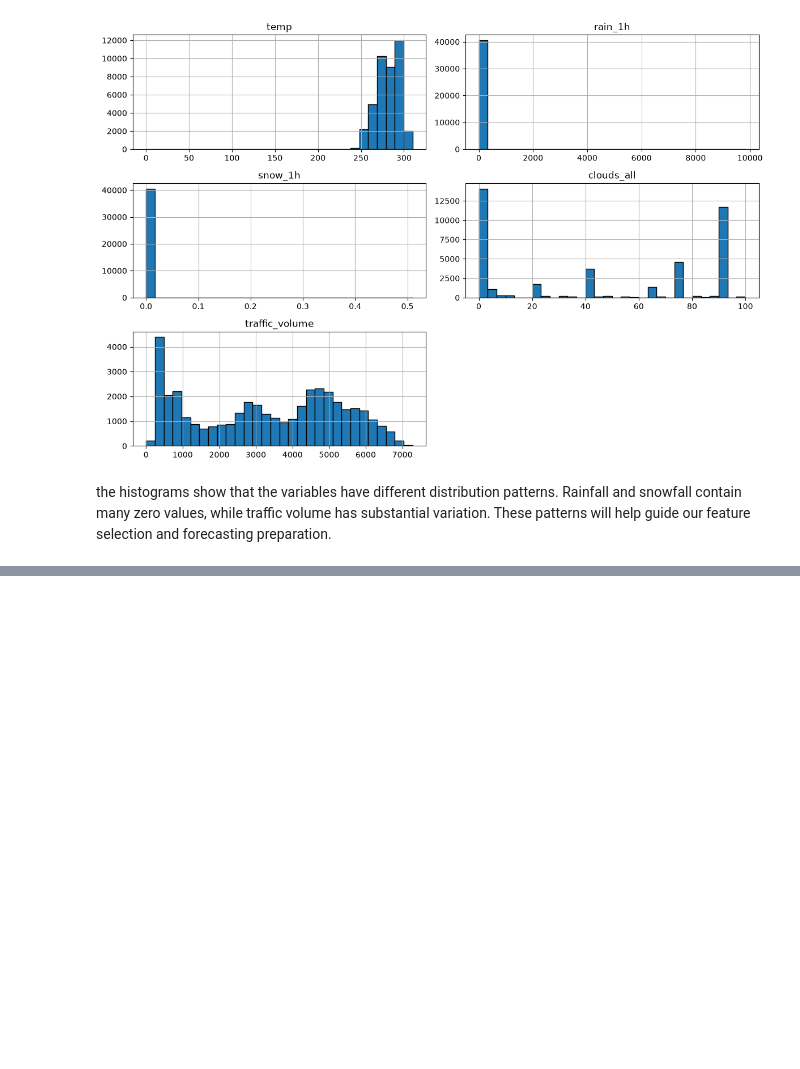
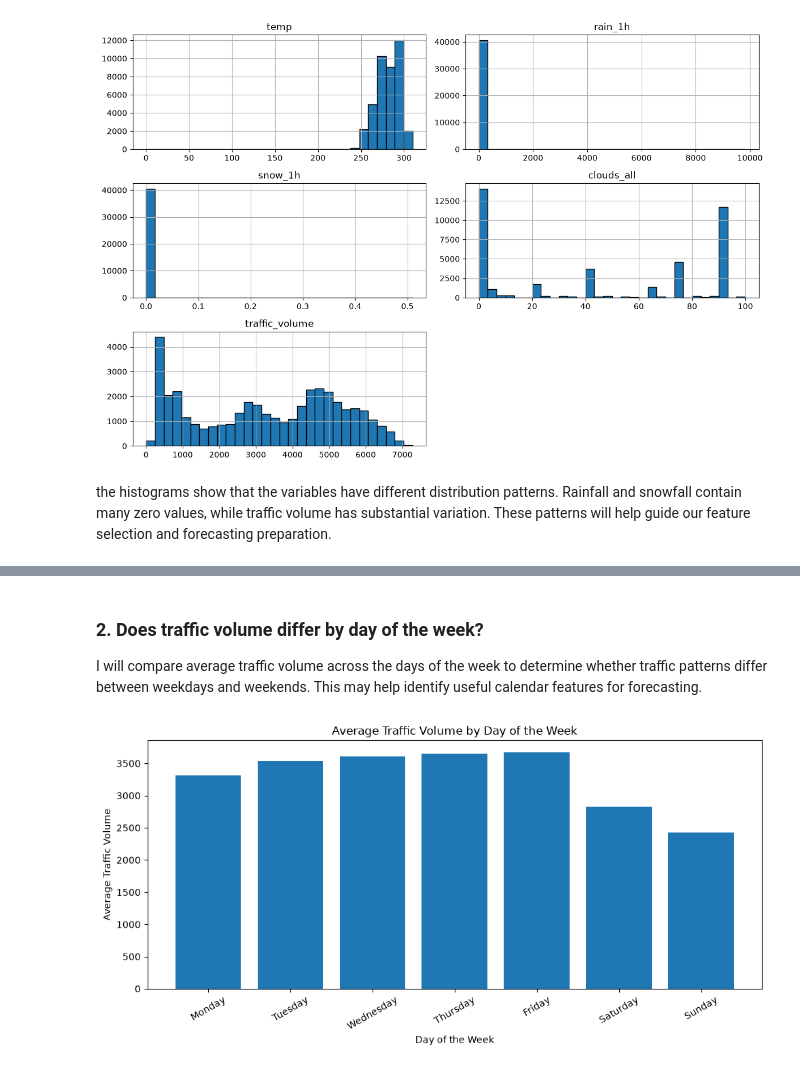
Before and after one commit to Janviere-dev/Formative-1_TimeSeries, a Jupyter notebook: notebook.ipynb, the cells around one changed output, grey strips where cells are left out. Cells and saved outputs as stored; diff of their text form; code cells hidden in the pictures; blank space fills up the shorter version.

```diff
--- a/notebook.ipynb
+++ b/notebook.ipynb
@@ -940,0 +971,24 @@ plt.show()
+# %% [markdown]
+### 2. Does traffic volume differ by day of the week?
+I will compare average traffic volume across the days of the week to determine whether traffic patterns differ between weekdays and weekends. This may help identify useful calendar features for forecasting.
+# %%
+# Extract the day of the week
+df_clean["day_of_week"] = df_clean["date_time"].dt.dayofweek
+
+# Calculate average traffic volume by day
+daily_traffic = df_clean.groupby("day_of_week")["traffic_volume"].mean()
+
+# Display days in calendar order
+day_names = ["Monday", "Tuesday", "Wednesday",
+             "Thursday", "Friday", "Saturday", "Sunday"]
+
+plt.figure(figsize=(10, 5))
+plt.bar(day_names, daily_traffic.reindex(range(7)))
+plt.title("Average Traffic Volume by Day of the Week")
+plt.xlabel("Day of the Week")
+plt.ylabel("Average Traffic Volume")
+plt.xticks(rotation=30)
+plt.tight_layout()
+plt.show()
+# %% [output]
+[figure, added]
```
Also changed, not shown: parts of 16 cells of this notebook.
